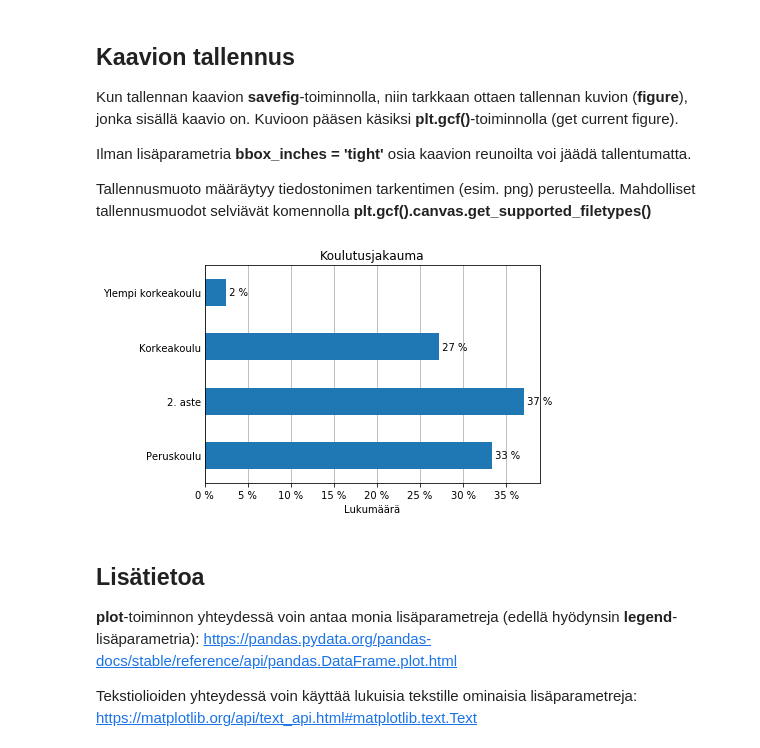
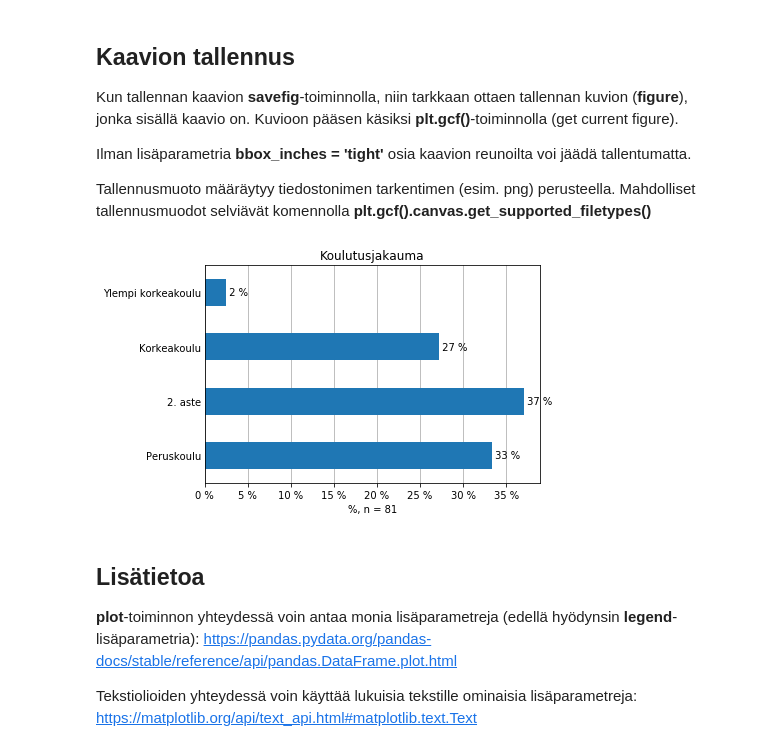
Before and after one commit to taanila/kaaviot, a Jupyter notebook: matplotlib1.ipynb, the cells around one changed output. Cells and saved outputs as stored; diff of their text form; code cells hidden in the pictures.

```diff
--- a/matplotlib1.ipynb
+++ b/matplotlib1.ipynb
@@ -169,7 +169,7 @@ df2
 ax5 = df2['%'].plot.barh()
 
 ax5.set_title('Koulutusjakauma')
-ax5.set_xlabel('Lukumäärä')
+ax5.set_xlabel('%, n = ' + str(df2['Lkm'].sum()))
 
 ax5.grid(axis = 'x')
 ax5.set_axisbelow(True)
@@ -195,25 +195,25 @@ Tallennusmuoto määräytyy  tiedostonimen tarkentimen (esim. png) perusteella.
 # %%
 ax6 = df2['%'].plot.barh()
 
 ax6.set_title('Koulutusjakauma')
-ax6.set_xlabel('Lukumäärä')
+ax6.set_xlabel('%, n = ' + str(df2['Lkm'].sum()))
 
 ax6.grid(axis = 'x')
 ax6.set_axisbelow(True)
 ax6.tick_params(axis = 'y', length = 0)
 
 ax6.set_xticklabels(['{:.0f} %'.format(x) for x in ax6.get_xticks()])
 
 for bar in ax6.patches:
     x = bar.get_width()
     y = bar.get_y() + bar.get_height() / 2
     label = '{:.0f} %'.format(x)
     ax6.text(x = x, y = y, s = ' ' + label, va = 'center')
 
 # Tallennus
 plt.gcf().savefig('testi1.png', bbox_inches = 'tight')
 # %% [output]
-[figure, old version]
+[figure, new version]
 # %% [markdown]
 <h2>Lisätietoa</h2>
 
```
Also changed, not shown: parts of 5 cells of this notebook.
